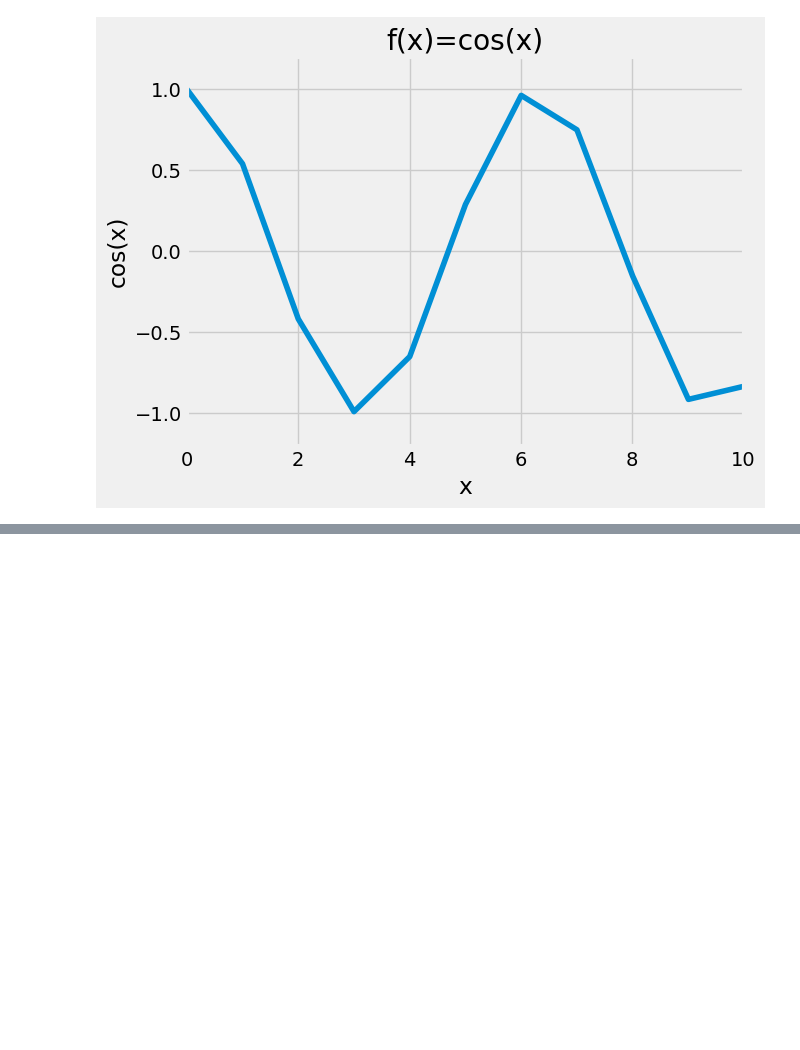
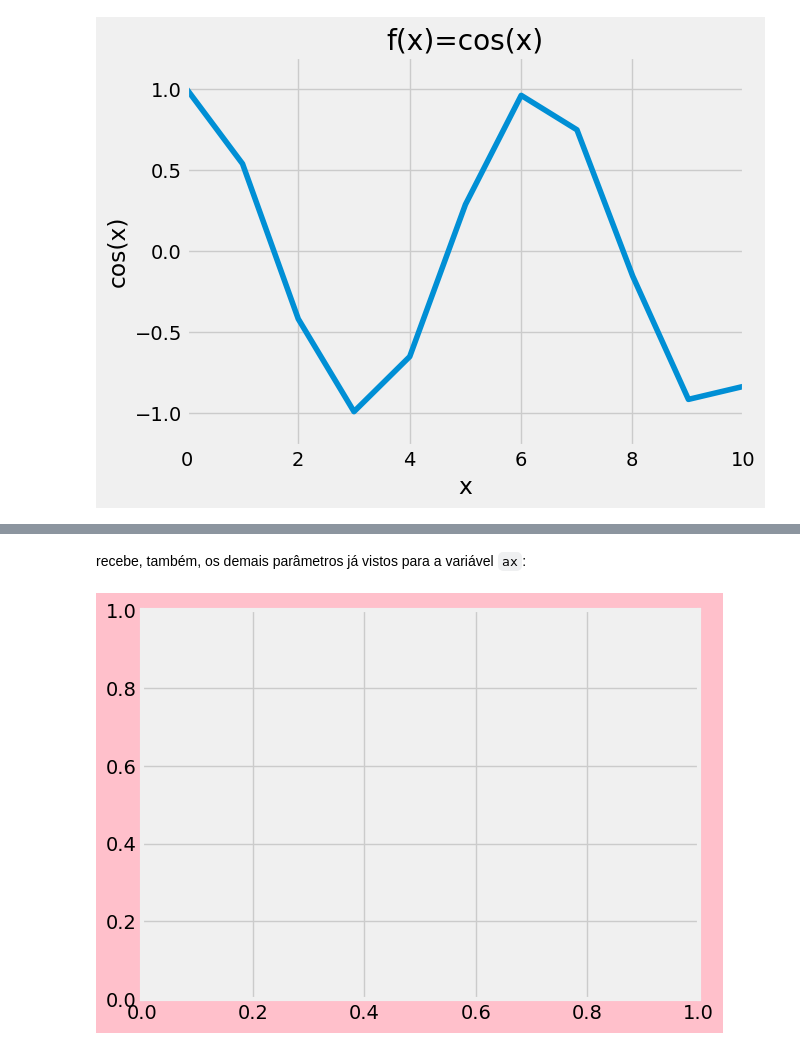
Before and after one commit to lucas-mt/studyPY, a Jupyter notebook: explicaçõesPY/módulos/matplotlib/linhas.ipynb, the cells around one changed output, grey strips where cells are left out. Saved outputs shown, nothing was run; the diff lists cells and outputs as text; code cells hidden in the pictures; blank space fills up the shorter version.

```diff
--- a/explicaçõesPY/módulos/matplotlib/linhas.ipynb
+++ b/explicaçõesPY/módulos/matplotlib/linhas.ipynb
@@ -474,0 +492,7 @@ ax.plot(x, np.cos(x))
+# %% [markdown]
+recebe, também, os demais parâmetros já vistos para a variável `ax`:
+# %%
+fig = plt.figure(edgecolor='black', facecolor='pink')
+ax = plt.axes()
+# %% [output]
+[figure, added]
```
Also changed, not shown: parts of 6 cells of this notebook, 1 other file.
